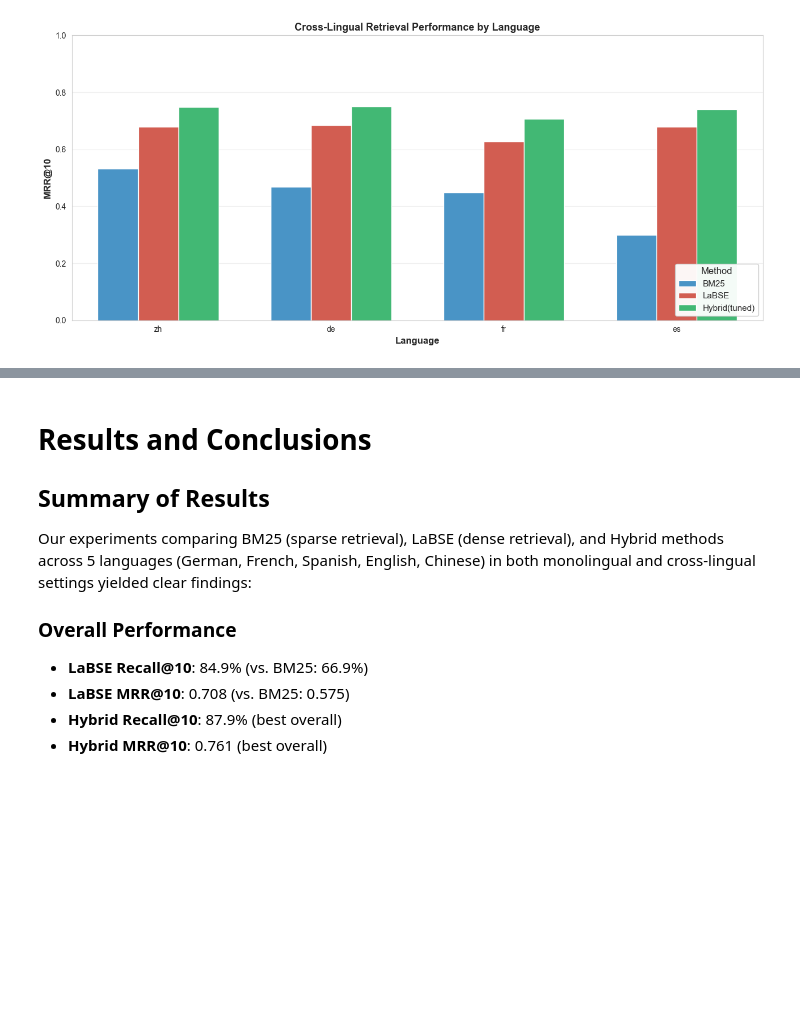
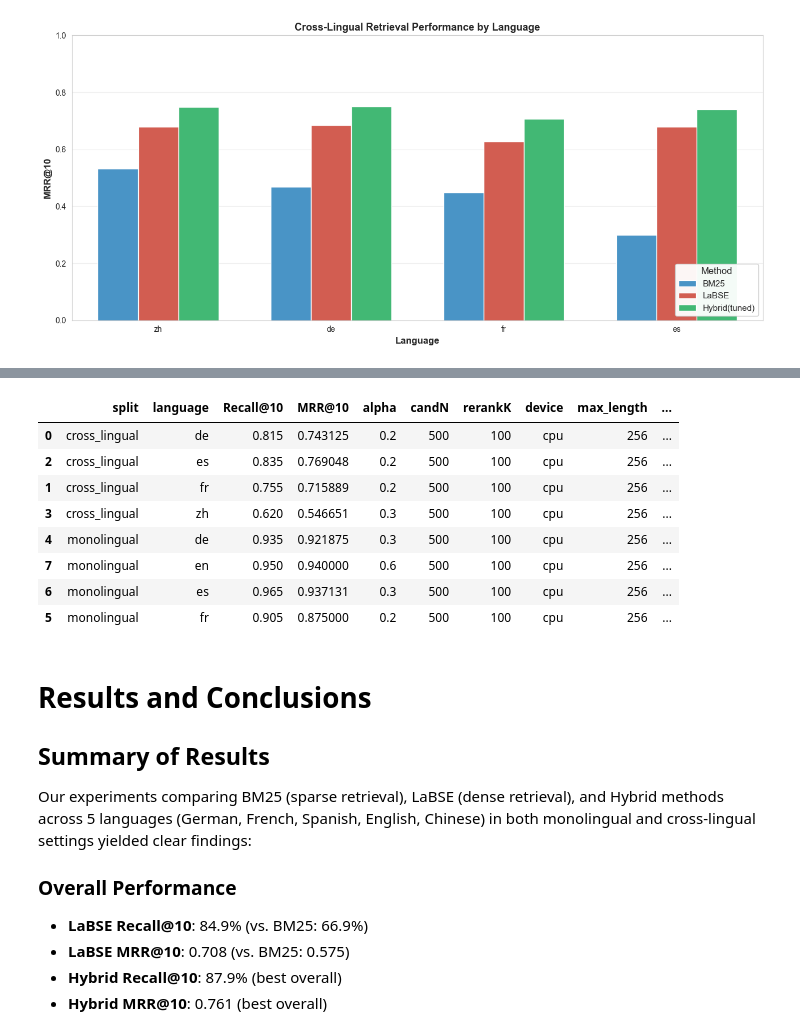
Before and after one commit to d3liaa/IR_Project, a Jupyter notebook: project.ipynb, the cells around one changed output, grey strips where cells are left out. Drawn from its saved outputs; the diff is of its cells as text; code cells hidden in the pictures; blank space fills up the shorter version.

Commit message:
Adjust the reranking cross encoder

```diff
--- a/project.ipynb
+++ b/project.ipynb
@@ -2091,3 +1887,30 @@ print(f" Saved frozen rerank results to: {FROZEN_PATH}")
+# %%
+CSV_PATH = "results/rerank/df_results_rerank_frozen.csv"
+
+df = pd.read_csv(CSV_PATH)
+cols_preferred = [
+    "split", "language", "Recall@10", "MRR@10", "alpha", "candN", "rerankK", "device", "max_length", "doc_trunc_chars", "batch_size", "method"
+]
+cols = [c for c in cols_preferred if c in df.columns]
+df_view = df[cols].copy() if cols else df.copy()
+
+sort_cols = [c for c in ["split", "language"] if c in df_view.columns]
+if "MRR@10" in df_view.columns:
+    df_view = df_view.sort_values(by=sort_cols + ["MRR@10"], ascending=[True]*len(sort_cols) + [False])
+else:
+    df_view = df_view.sort_values(by=sort_cols) if sort_cols else df_view
+
+display(df_view)
+# %% [output]
+|  | split | language | Recall@10 | MRR@10 | alpha | candN | rerankK | device | max_length | ... |
+| 0 | cross_lingual | de | 0.815 | 0.743125 | 0.2 | 500 | 100 | cpu | 256 | ... |
+| 2 | cross_lingual | es | 0.835 | 0.769048 | 0.2 | 500 | 100 | cpu | 256 | ... |
+| 1 | cross_lingual | fr | 0.755 | 0.715889 | 0.2 | 500 | 100 | cpu | 256 | ... |
+| 3 | cross_lingual | zh | 0.620 | 0.546651 | 0.3 | 500 | 100 | cpu | 256 | ... |
+| 4 | monolingual | de | 0.935 | 0.921875 | 0.3 | 500 | 100 | cpu | 256 | ... |
+| 7 | monolingual | en | 0.950 | 0.940000 | 0.6 | 500 | 100 | cpu | 256 | ... |
+| 6 | monolingual | es | 0.965 | 0.937131 | 0.3 | 500 | 100 | cpu | 256 | ... |
+| 5 | monolingual | fr | 0.905 | 0.875000 | 0.2 | 500 | 100 | cpu | 256 | ... |
 # %% [markdown]
 # Results and Conclusions
 
```
Also changed, not shown: parts of 18 cells of this notebook.
